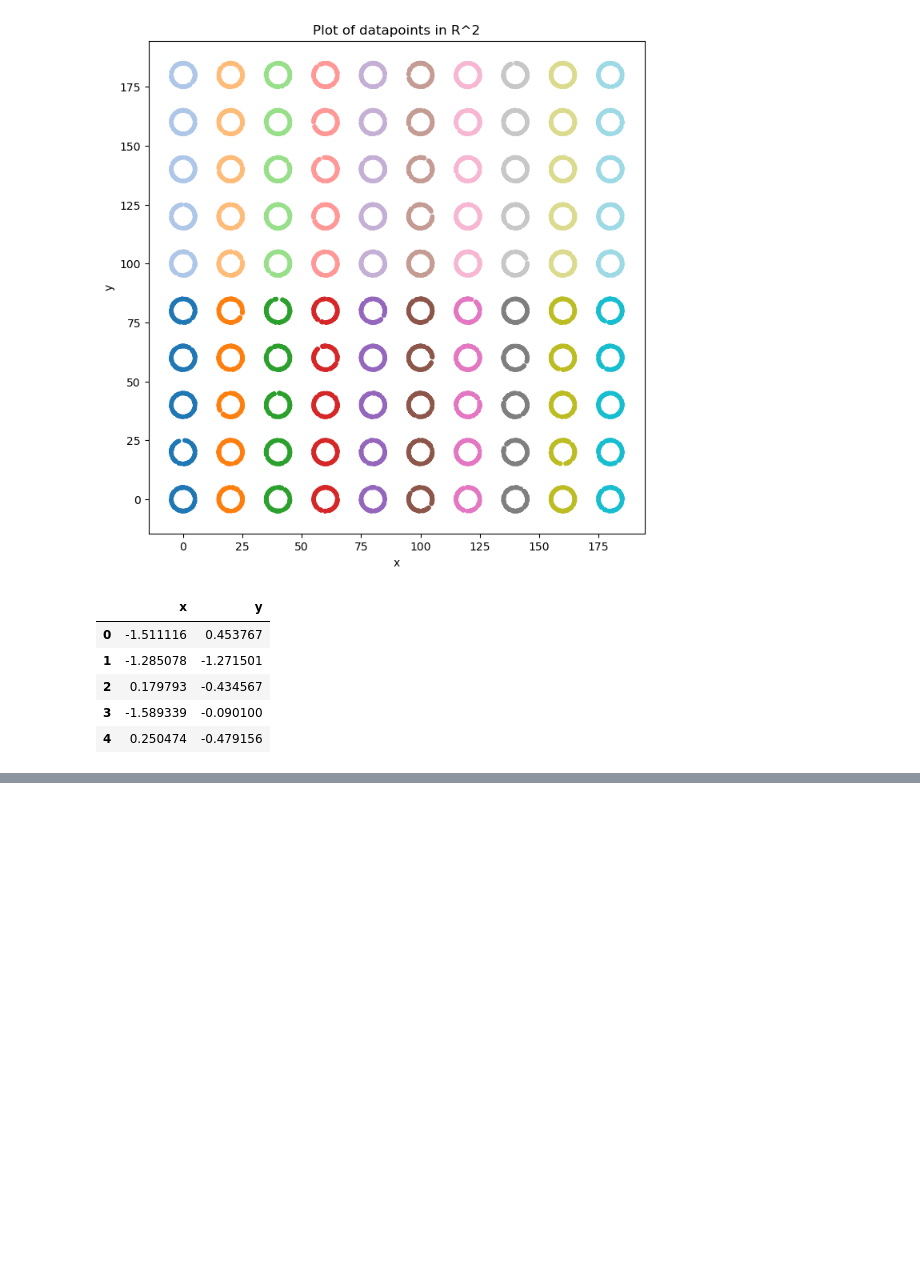
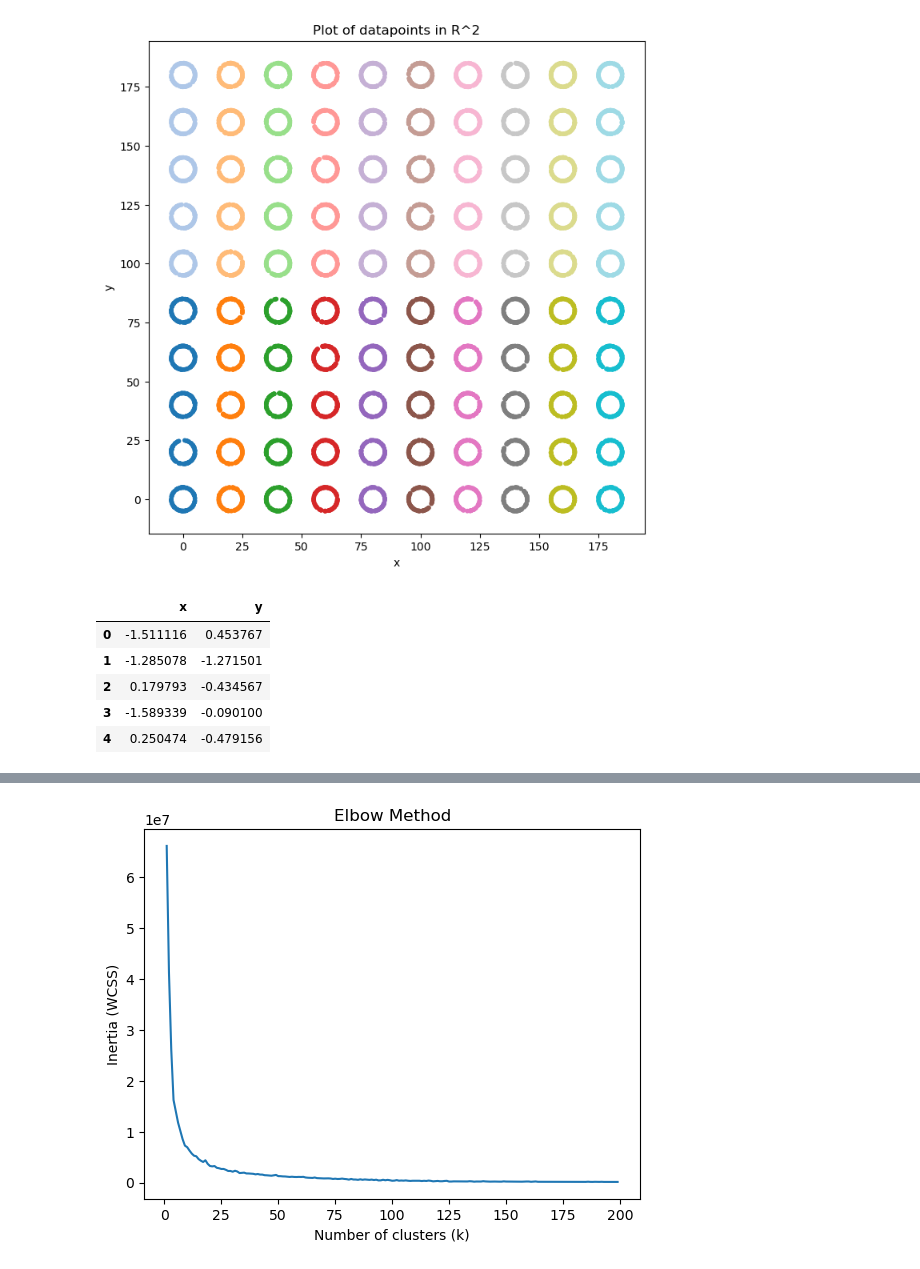
Before and after one commit to vatslgoswami/IML_A2, a Jupyter notebook: clustering.ipynb, the cells around one changed output, grey strips where cells are left out. Drawn from its saved outputs; the diff is of its cells as text; code cells hidden in the pictures; blank space fills up the shorter version.

```diff
--- a/clustering.ipynb
+++ b/clustering.ipynb
@@ -140,0 +174,6 @@ k_means(X, 5)
+# %%
+inertias = []
+for k in range(1, 200):
+    centers, labels, objectives = k_means(df[['x','y']], k=k)
+    inertias.append(objectives[-1])
+    print(f"Inertia done for k={k}")
@@ -140,0 +198,10 @@ k_means(X, 5)
+# %%
+ks = range(1, len(inertias) + 1)
+
+plt.plot(ks, inertias)
+plt.xlabel("Number of clusters (k)")
+plt.ylabel("Inertia (WCSS)")
+plt.title("Elbow Method")
+plt.show()
+# %% [output]
+[figure, added]
```
Also changed, not shown: parts of 15 cells of this notebook.
